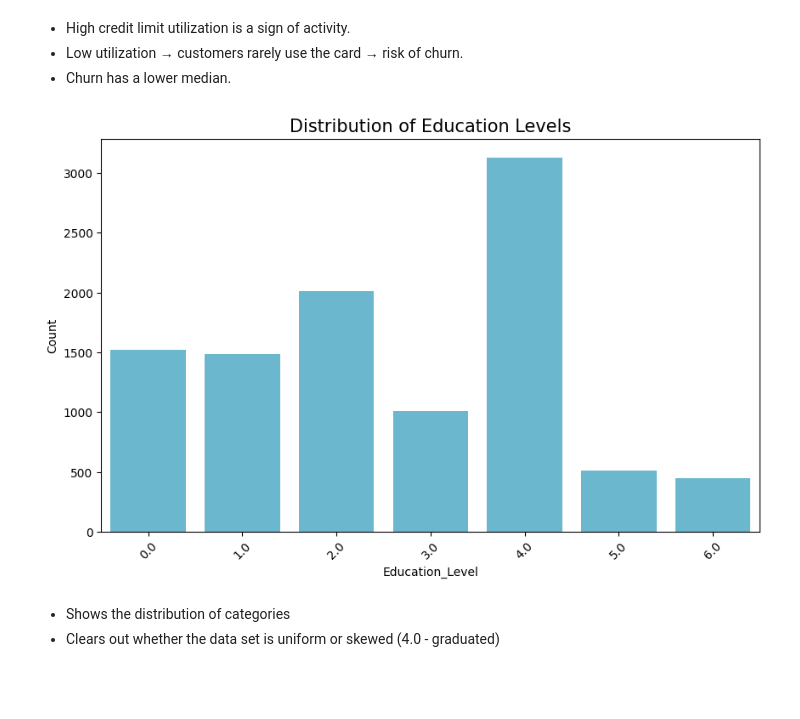
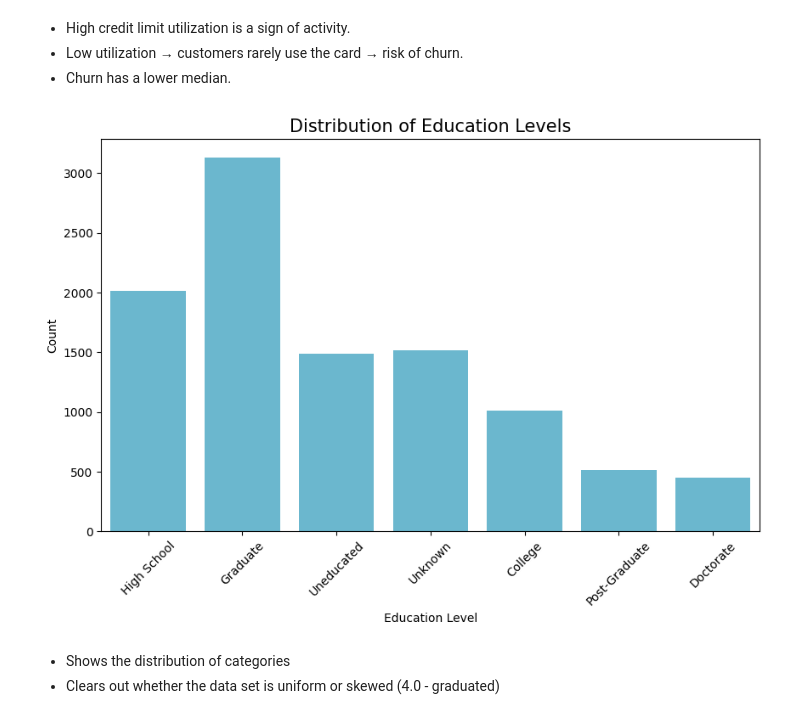
Before and after one commit to ReDI-School-projects/CreditCardUserBehaviour, a Jupyter notebook: 3.EDA.ipynb, the cells around one changed output. Cells and saved outputs as stored; diff of their text form; code cells hidden in the pictures; blank space fills up the shorter version.

Commit message:
Update the captions in charts & make heatmap more readable (based on the feedback on presentation)

```diff
--- a/3.EDA.ipynb
+++ b/3.EDA.ipynb
@@ -111,0 +108,13 @@ Passing `palette` without assigning `hue` is deprecated and will be removed in v
+# %%
+# Violin: Transaction Count vs Churn
+df['Attrition_Label'] = df['Attrition_Flag'].map({0: 'Existing', 1: 'Attrited'})
+
+plt.figure(figsize=(10,6))
+sns.violinplot(x='Attrition_Label',
+               y='Total_Trans_Ct',
+               data=df,
+                palette={'Existing': "#5bc0de", 'Attrited': "#d9534f"})
+plt.xlabel("Churn (0 = Existing, 1 = Attrited)")
+plt.ylabel("Total Transaction Count")
+plt.title("Transaction Count vs Churn — Violin Plot")
+plt.show()
@@ -134,15 +150,25 @@ Passing `palette` without assigning `hue` is deprecated and will be removed in v
 - Churn has a lower median.
 # %%
 # Countplot of a categorical feature (education)
-
+education_map = {
+    0: 'Unknown',
+    1: "Uneducated",
+    2: "High School",
+    3: "College",
+    4: "Graduate",
+    5: "Post-Graduate",
+    6: "Doctorate"
+}
+df['Education_Label'] = df['Education_Level'].map(education_map)
 plt.figure(figsize=(10,6))
-sns.countplot(x='Education_Level', data=df, color="#5bc0de")
+sns.countplot(x='Education_Label', data=df, color="#5bc0de")
 plt.xticks(rotation=45)
+plt.xlabel("Education Level")
 plt.ylabel("Count")
 plt.title("Distribution of Education Levels", fontsize=15)
 plt.show()
 # %% [output]
-[figure, old version]
+[figure, new version]
 # %% [markdown]
 - Shows the distribution of categories
 - Clears out whether the data set is uniform or skewed (4.0 - graduated)
```
Also changed, not shown: parts of 7 cells of this notebook, 2 other files.
